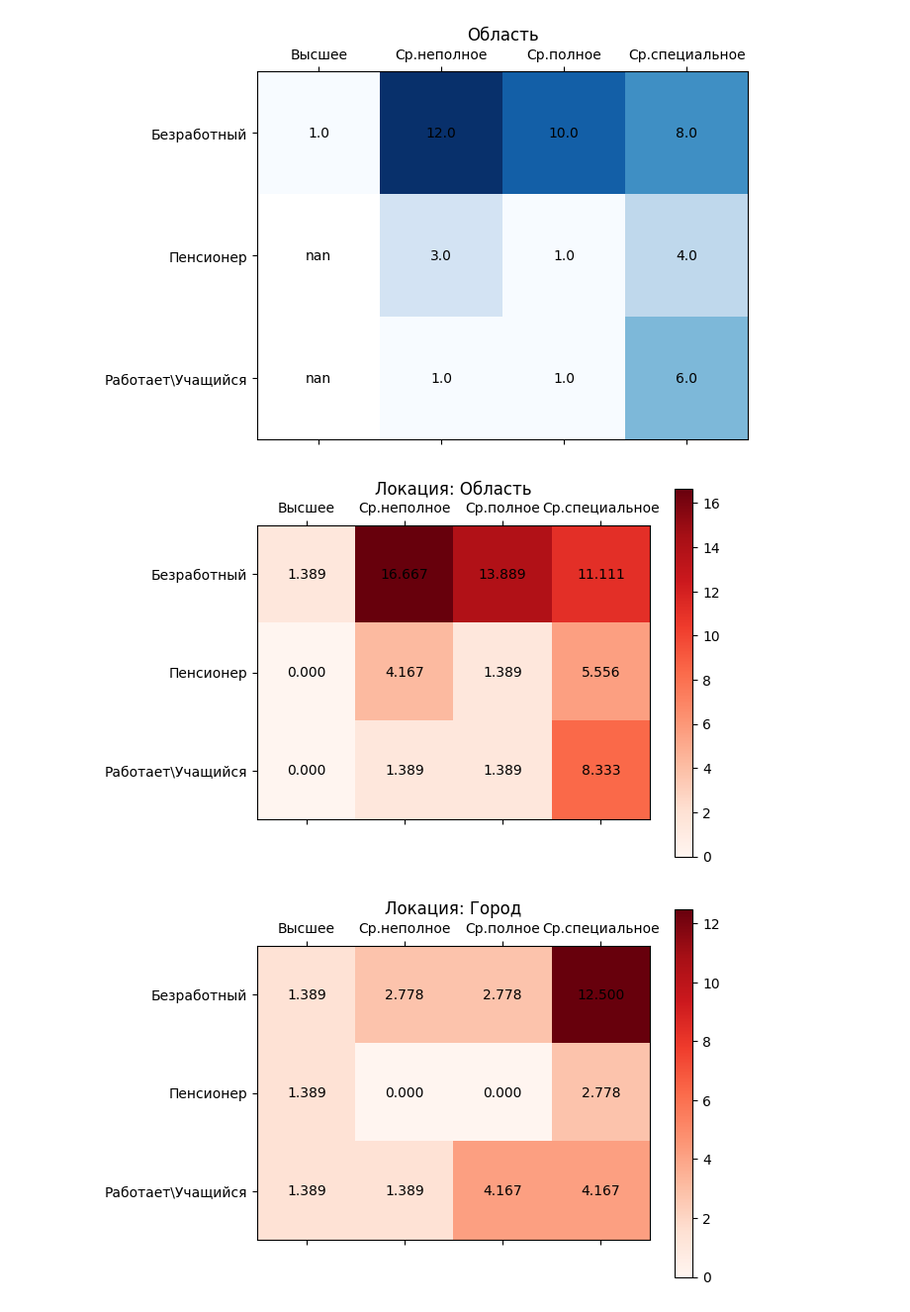
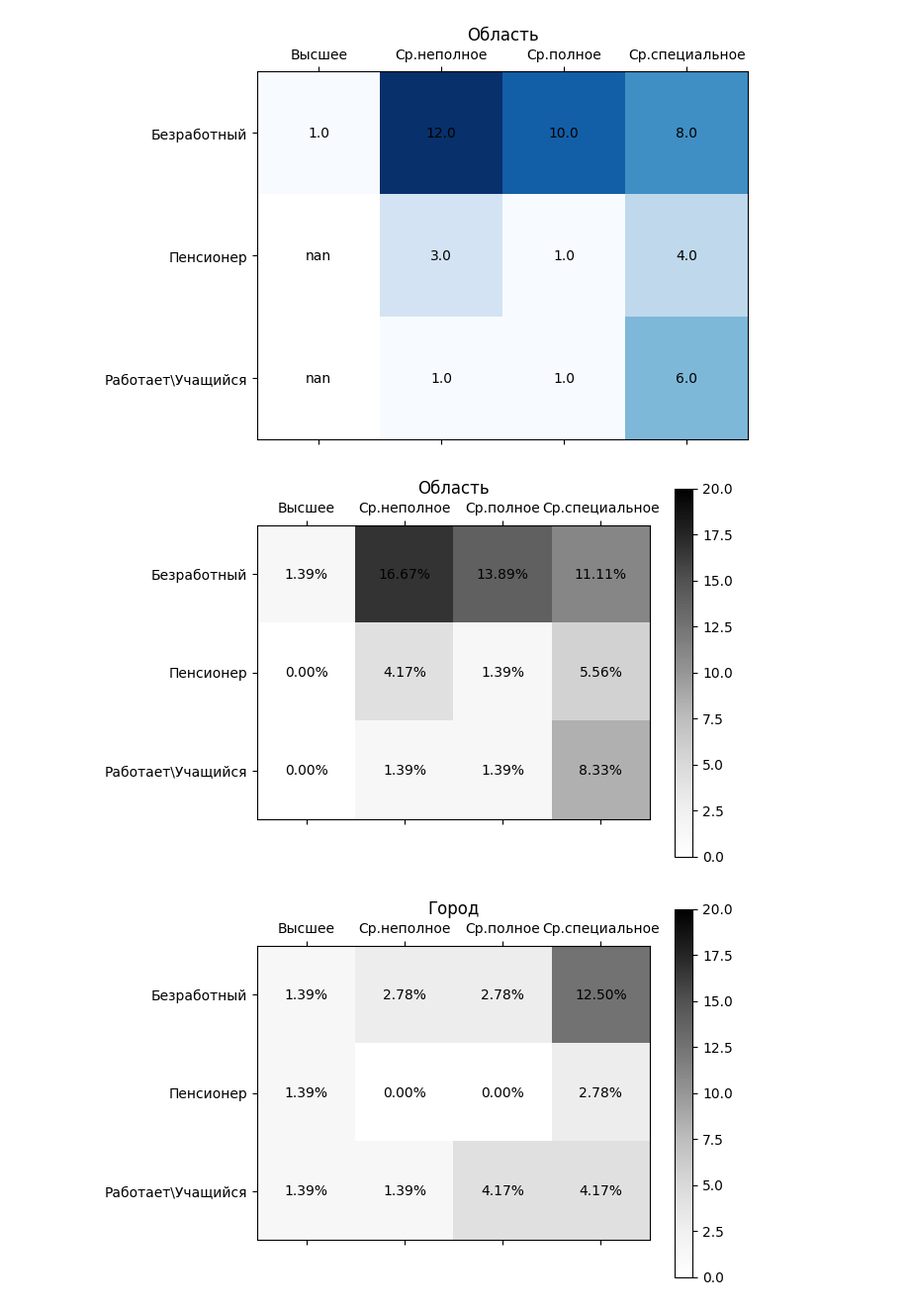
Before and after one commit to D-314/cyber-tuber, a Jupyter notebook: processing.ipynb, the cells around one changed output. Shown at 99% size. Cells and saved outputs as stored; diff of their text form; code cells hidden in the pictures.

```diff
--- a/processing.ipynb
+++ b/processing.ipynb
@@ -145,23 +145,23 @@ plt.show()
 # %%
 freqs = df.groupby(['Локация', 'Работа', 'Образование']).size()
 
 # Получение нормализованных частот
 norm_freqs = 100 * freqs / freqs.sum()
 
 # Построение двухмерных графиков
 for loc in df['Локация'].dropna().unique():
     subset = norm_freqs[loc]
     subset = subset.unstack().fillna(0)
-    plt.matshow(subset, cmap='Reds')
-    plt.title(f'Локация: {loc}')
+    plt.matshow(subset, cmap='Greys', vmin=0, vmax=20)
+    plt.title(loc)
     ax = plt.gca()
     # Добавляем надписи
     for (i, j), z in np.ndenumerate(subset):
-        ax.text(j, i, '{:0.3f}'.format(z), ha='center', va='center')
+        ax.text(j, i, '{:0.2f}%'.format(z), ha='center', va='center')
     plt.xticks(range(len(subset.columns)), subset.columns)
     plt.yticks(range(len(subset.index)), subset.index)
     plt.colorbar()
     plt.show()
 # %% [output]
-[figure, old version]
+[figure, new version]
-[figure, old version]
+[figure, new version]
```
